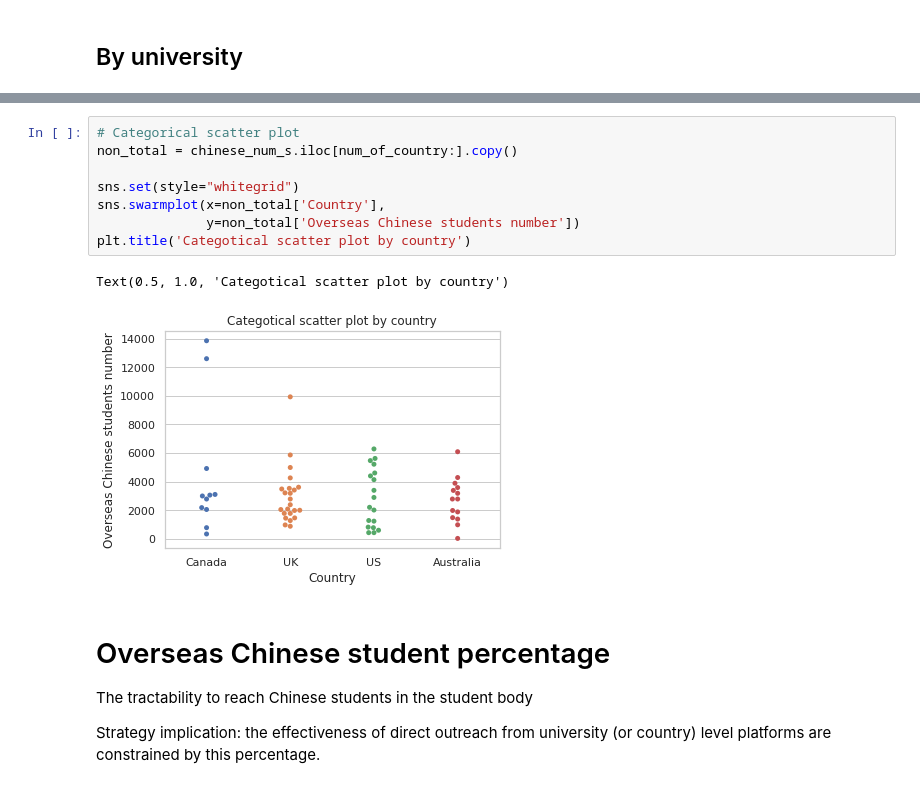
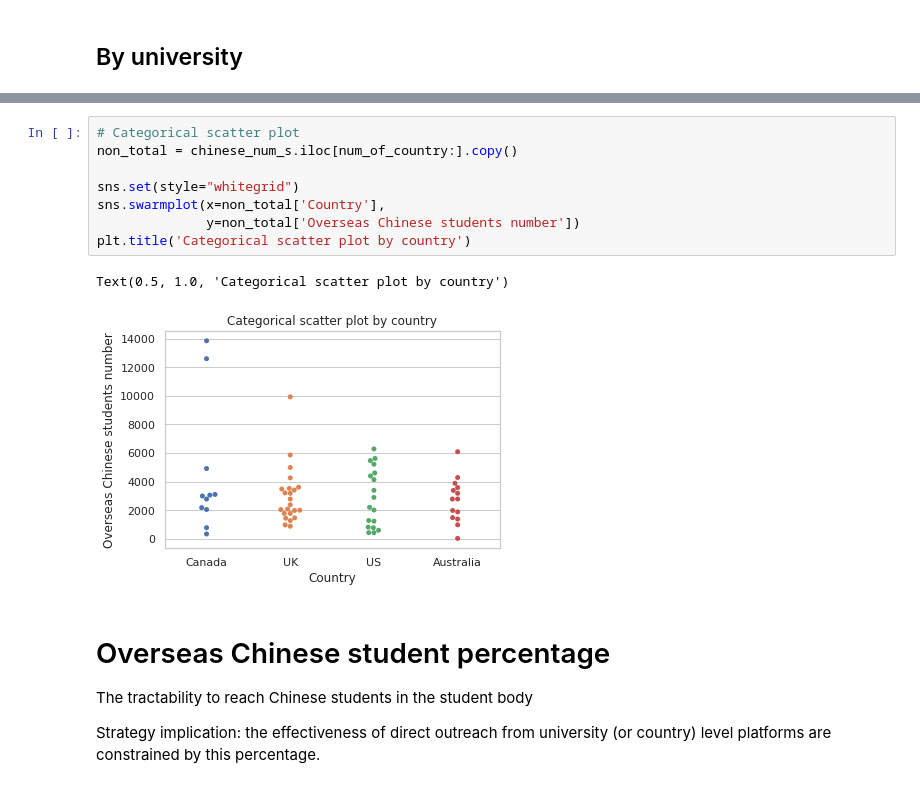
Before and after one commit to AndyYFTao/EA-CLTP-DataAnalysis, a Jupyter notebook: CLTP Guidance Program Data Analysis.ipynb, the cells around one changed output, grey strips where cells are left out. Cells and saved outputs as stored; diff of their text form.

```diff
--- a/CLTP Guidance Program Data Analysis.ipynb
+++ b/CLTP Guidance Program Data Analysis.ipynb
@@ -130,14 +130,14 @@ Text(0, 0.5, 'Overseas Chinese student number')
 # %%
 # Categorical scatter plot
 non_total = chinese_num_s.iloc[num_of_country:].copy()
 
 sns.set(style="whitegrid")
 sns.swarmplot(x=non_total['Country'],
               y=non_total['Overseas Chinese students number'])
-plt.title('Categotical scatter plot by country')
+plt.title('Categorical scatter plot by country')
 # %% [output]
-Text(0.5, 1.0, 'Categotical scatter plot by country')
+Text(0.5, 1.0, 'Categorical scatter plot by country')
-[figure, old version]
+[figure, new version]
 # %% [markdown]
 # Overseas Chinese student percentage
 
```
Also changed, not shown: parts of 4 cells of this notebook.
